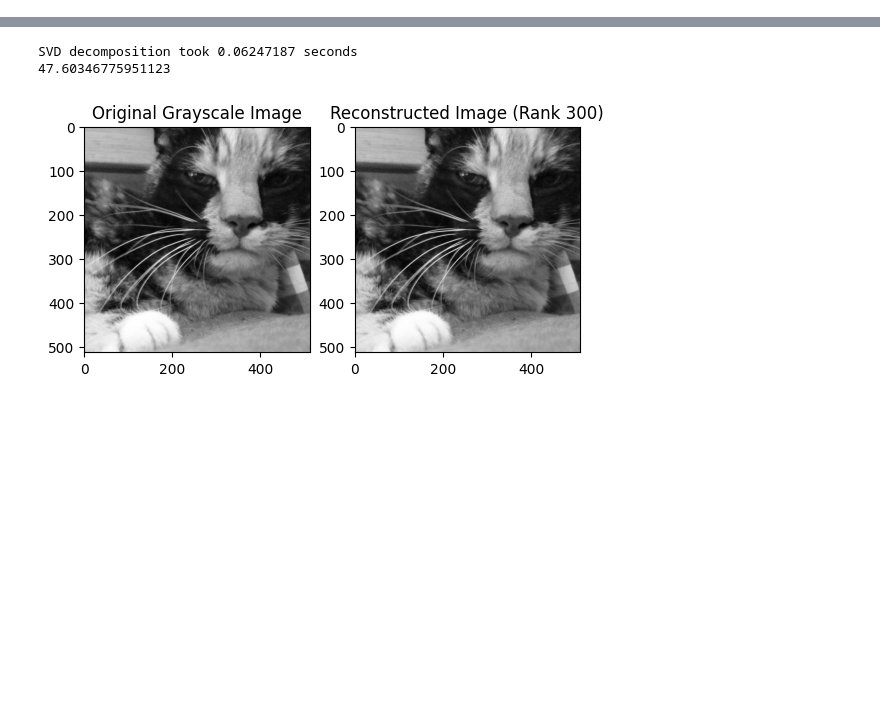
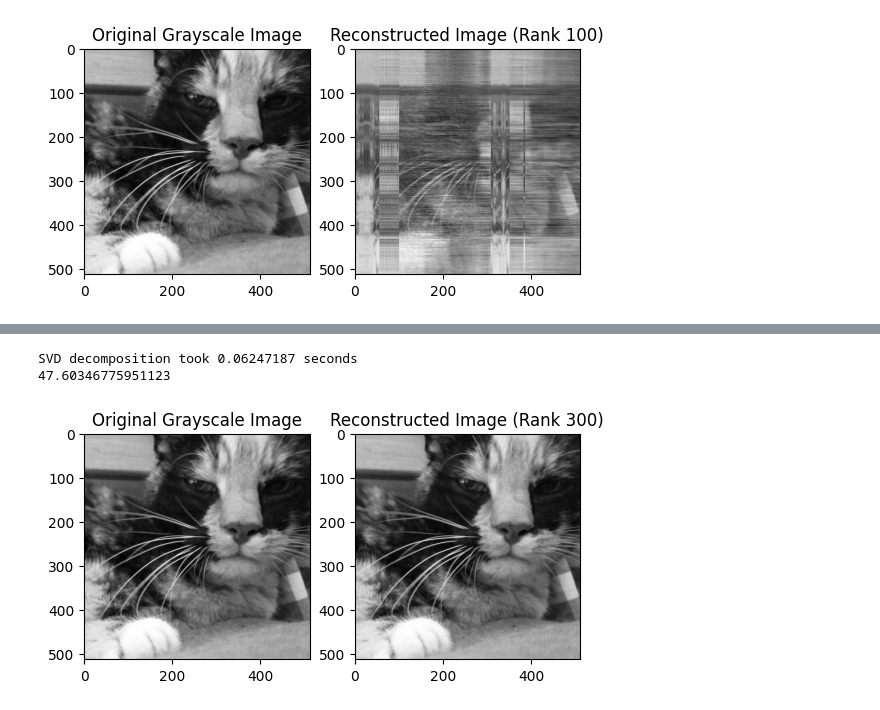
Before and after one commit to dreamchef/rrqrf, a Jupyter notebook: qr_svd_comparison.ipynb, the cells around one changed output, grey strips where cells are left out. Drawn from its saved outputs; the diff is of its cells as text; code cells hidden in the pictures; blank space fills up the shorter version.

Commit message:
householder

```diff
--- a/qr_svd_comparison.ipynb
+++ b/qr_svd_comparison.ipynb
@@ -0,0 +3,89 @@
+# %%
+import imageio as iio
+import numpy as np
+from matplotlib import pyplot
+from skimage import color
+import time
+from skimage.metrics import peak_signal_noise_ratio as psnr
+
+import factorizations as fct
+from PIL import Image
+import cv2
+
+
+# ====== PARAMATERS ======
+
+# Set rank for the low-rank approximation
+RANK = 100
+
+# ====== SETUP ======
+
+# Load the image, set greyscale, and resize
+img = color.rgb2gray(iio.v3.imread('imageio:wikkie.png'))
+
+original_rank = np.linalg.matrix_rank(img)
+print("Rank of the original image:", original_rank)
+
+
+# ====== QR DECOMPOSITION ======
+
+A = img
+
+def householder_reflection(a):
+    """Create a Householder reflection that zeroes all but the first component of a."""
+    v = a.copy()
+    v[0] += np.sign(a[0]) * np.linalg.norm(a)
+    v = v / np.linalg.norm(v)
+    H = np.eye(len(v)) - 2 * np.outer(v, v)
+    return H
+
+def qr_rank_revealing(A, tol):
+    """Perform a rank-revealing QR factorization using Householder reflections."""
+    m, n = A.shape
+    Q = np.eye(m)
+    R = A.copy()
+
+    for k in range(min(m, n)):
+        # Create the Householder matrix to zero out below the diagonal
+        Hk = np.eye(m)
+        Hk[k:, k:] = householder_reflection(R[k:, k])
+        R = np.dot(Hk, R)
+        Q = np.dot(Q, Hk.T)
+
+        # Check the diagonal element against the tolerance to determine the effective rank
+        if abs(R[k, k]) < tol:
+            print(f"Stopping at column {k} because R[{k},{k}] = {R[k,k]:.2e} is below the tolerance {tol}")
+            break
+
+    return Q, R[:k+1, :], k+1  # Returning only the relevant part of R and the rank
+
+
+start_qr_time = time.time()
+
+
+Q,R, q = qr_rank_revealing(A, 1e-10)
+
+end_qr_time = time.time()
+
+
+print('Took {:.8f} seconds to perform QR decomposition'.format(end_qr_time - start_qr_time))
+
+
+img_reconstructed = Q @ R
+
+# Display the original grayscale image
+pyplot.subplot(1, 2, 1)
+pyplot.imshow(img, cmap=pyplot.cm.gray)
+pyplot.title('Original Grayscale Image')
+
+# Display the reconstructed image
+pyplot.subplot(1, 2, 2)
+pyplot.imshow(img_reconstructed, cmap=pyplot.cm.gray)
+pyplot.title('Reconstructed Image (Rank {})'.format(RANK))
+
+# Calculate the PSNR
+print("PSNR:", psnr(img, img_reconstructed))
+print("Truncated to rank:", RANK)
+
+pyplot.show()
+# %% [output]
@@ -1,3 +96,4 @@
+[figure, added]
 # %%
 import imageio as iio
 import numpy as np
```
Also changed, not shown: parts of 5 cells of this notebook.
